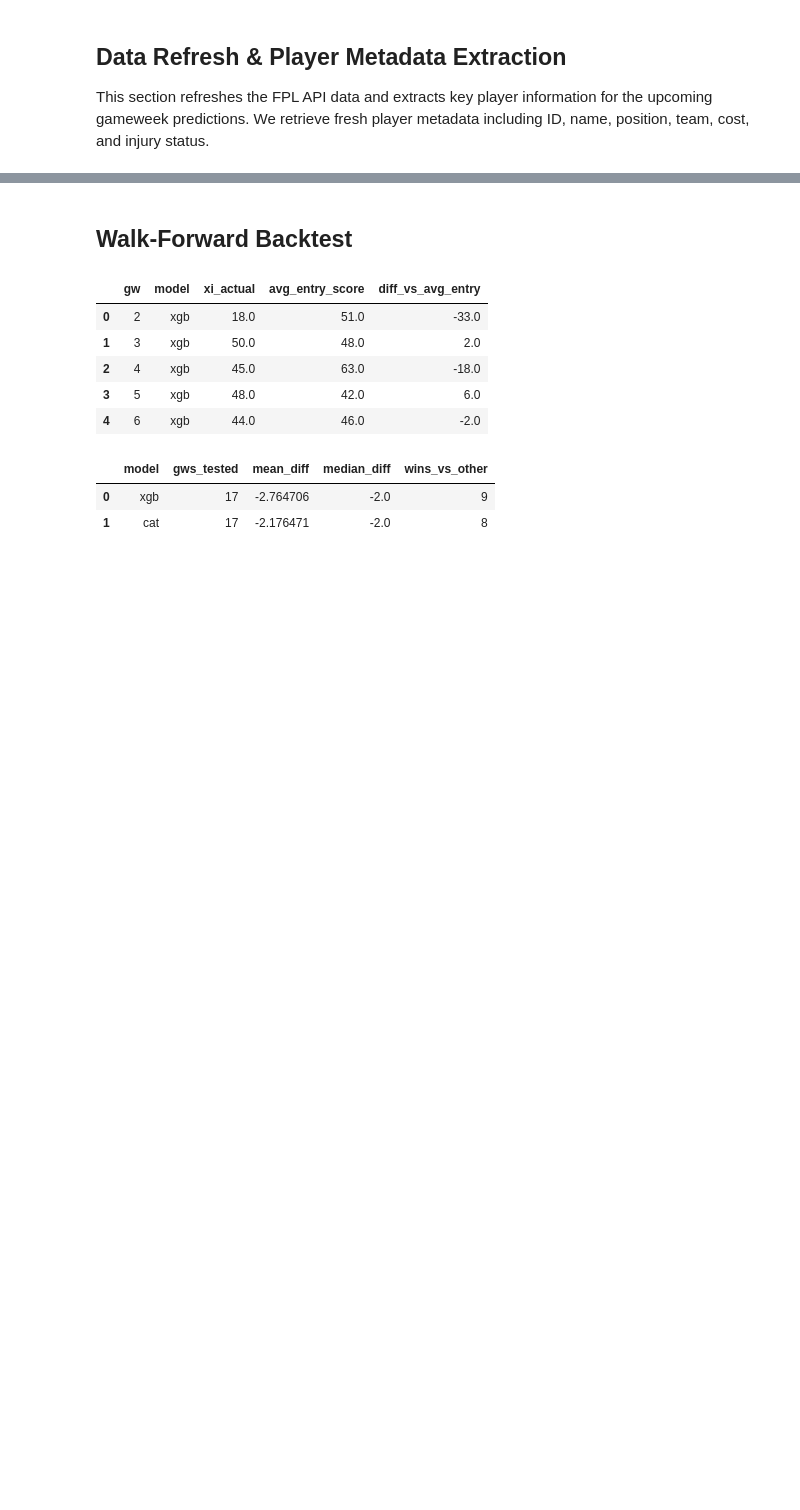
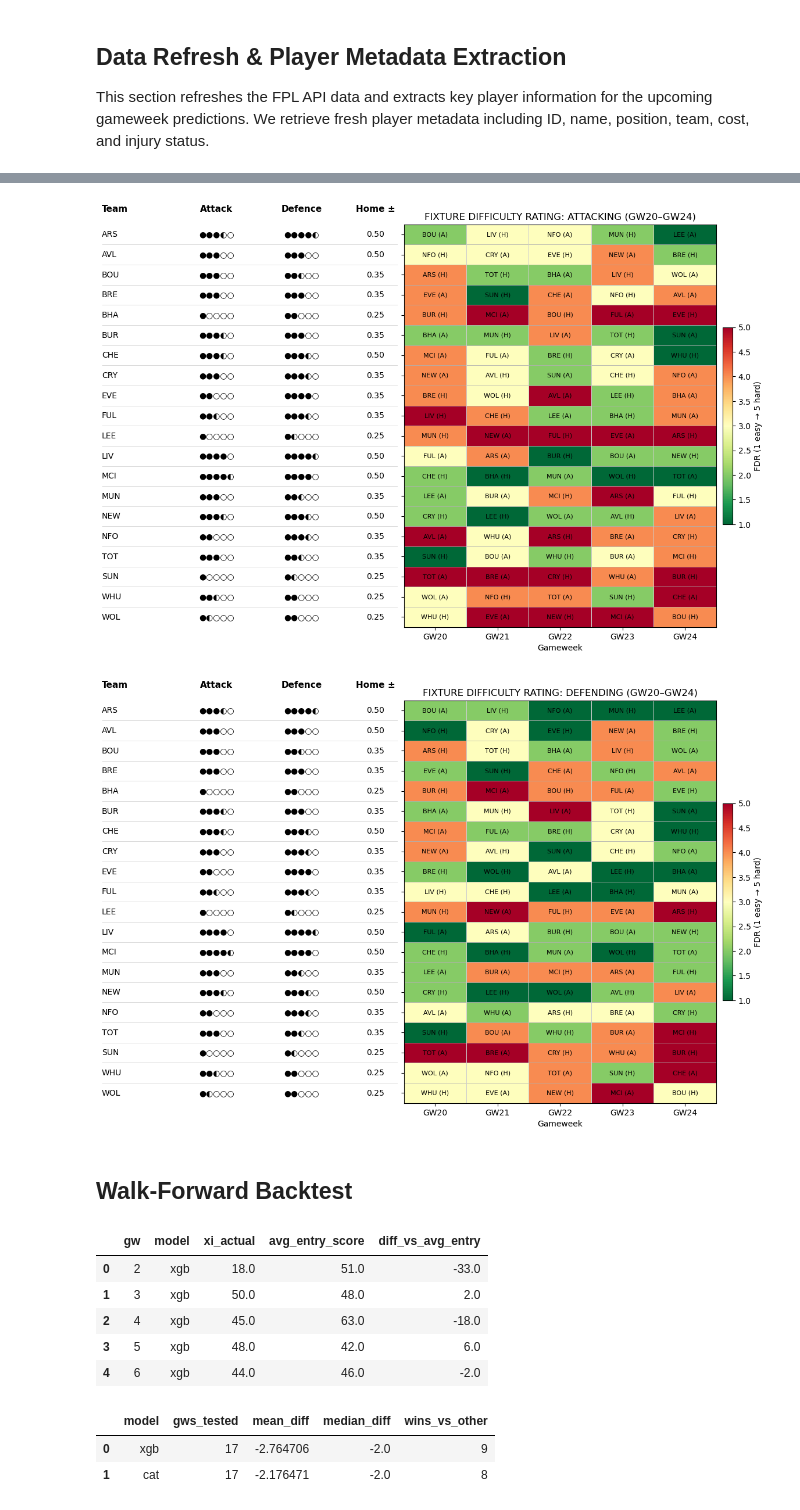
Before and after one commit to Adham-Elzawawi/Fantasy-Premier-League, a Jupyter notebook: FPL.ipynb, the cells around one changed output, grey strips where cells are left out. Drawn from its saved outputs; the diff is of its cells as text; code cells hidden in the pictures; blank space fills up the shorter version.

Commit message:
FDR dynamic started

```diff
--- a/FPL.ipynb
+++ b/FPL.ipynb
@@ -721,0 +724,12 @@ role      player pos team team     opp  cost  pred_gw_pts  gw_score
+# %%
+def get_bootstrap():
+    return requests.get("https://fantasy.premierleague.com/api/bootstrap-static/").json()
+
+def get_fixtures_df():
+    return pd.DataFrame(requests.get("https://fantasy.premierleague.com/api/fixtures/").json())
+
+fpl_data = get_bootstrap()
+fixtures_df = get_fixtures_df()
+
+events_data = fpl_data["events"]
+teams_data = fpl_data["teams"]
@@ -721,0 +851,5 @@ role      player pos team team     opp  cost  pred_gw_pts  gw_score
+# %%
+fixtures_df = fetch_fixtures_df()
+base_ratings = pd.read_csv("team_strengths.csv")
+ratings_gw = update_team_strengths(fixtures_df, base_ratings, upto_gw=18)
+ratings_gw
@@ -722,3 +1064,21 @@ role      player pos team team     opp  cost  pred_gw_pts  gw_score
+# %%
+gw_start, gw_end = 20, 24
+
+fixtures_df = fetch_fixtures_df()
+teams_df = pd.DataFrame(requests.get("https://fantasy.premierleague.com/api/bootstrap-static/").json()["teams"])[["id","name","short_name"]]
+base_ratings_df = pd.read_csv("team_strengths.csv")
+
+ratings_dyn, fdr_long, att_mat, def_mat, lab_mat = plot_attack_def_tickers(
+    fixtures_df,
+    teams_df,
+    base_ratings_df,
+    gw_start,
+    gw_end,
+    order_by="name"
+)
+# %% [output]
+[figure, added]
+[figure, added]
 # %% [markdown]
 ## Walk-Forward Backtest
 # %%
```
Also changed, not shown: parts of 10 cells of this notebook, 2 other files.
